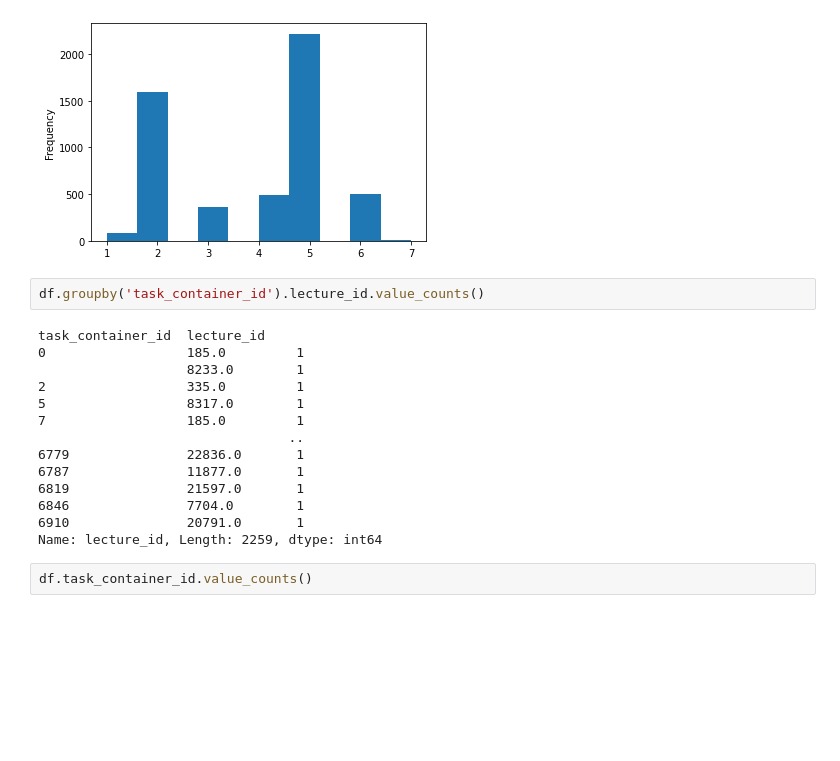
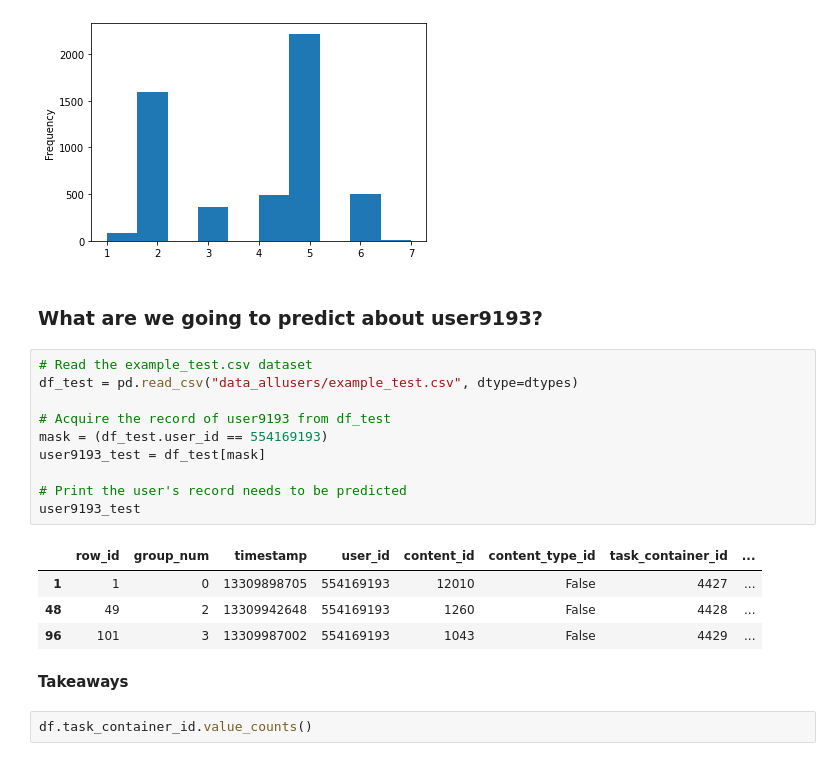
Before and after one commit to Yongliang-Shi/riiid_answer_correctness_prediction, a Jupyter notebook: explore_user_history_in_test_dataset.ipynb, the cells around one changed output. Saved outputs shown, nothing was run; the diff lists cells and outputs as text; blank space fills up the shorter version.

Commit message:
Explore user9193

```diff
--- a/explore_user_history_in_test_dataset.ipynb
+++ b/explore_user_history_in_test_dataset.ipynb
@@ -184,22 +184,25 @@ user9193.part.plot(kind='hist')
 plt.show()
 # %% [output]
 [figure]
-# %%
-df.groupby('task_container_id').lecture_id.value_counts()
-# %% [output]
-task_container_id  lecture_id
-0                  185.0         1
-                   8233.0        1
-2                  335.0         1
-5                  8317.0        1
-7                  185.0         1
-                                ..
-6779               22836.0       1
-6787               11877.0       1
-6819               21597.0       1
-6846               7704.0        1
-6910               20791.0       1
-Name: lecture_id, Length: 2259, dtype: int64
+# %% [markdown]
+### What are we going to predict about user9193?
+# %%
+# Read the example_test.csv dataset
+df_test = pd.read_csv("data_allusers/example_test.csv", dtype=dtypes)
+
+# Acquire the record of user9193 from df_test
+mask = (df_test.user_id == 554169193)
+user9193_test = df_test[mask]
+
+# Print the user's record needs to be predicted
+user9193_test
+# %% [output]
+|  | row_id | group_num | timestamp | user_id | content_id | content_type_id | task_container_id | ... |
+| 1 | 1 | 0 | 13309898705 | 554169193 | 12010 | False | 4427 | ... |
+| 48 | 49 | 2 | 13309942648 | 554169193 | 1260 | False | 4428 | ... |
+| 96 | 101 | 3 | 13309987002 | 554169193 | 1043 | False | 4429 | ... |
+# %% [markdown]
+**Takeaways**
 # %%
 df.task_container_id.value_counts()
 # %% [output]
```
